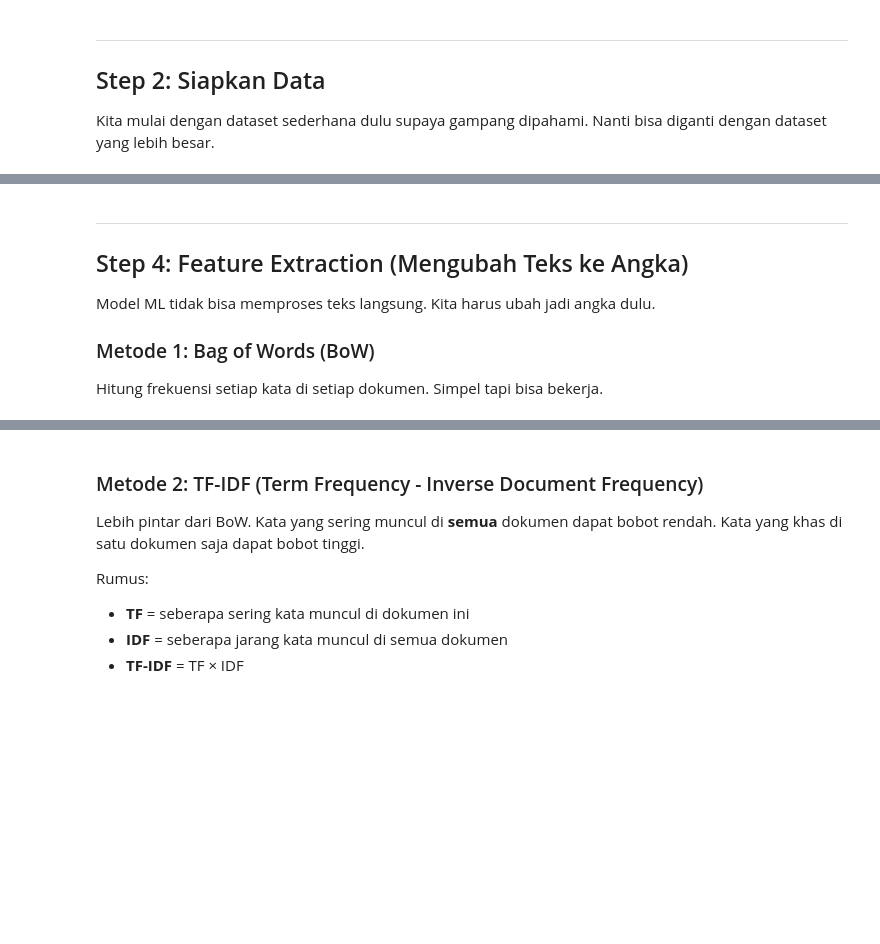
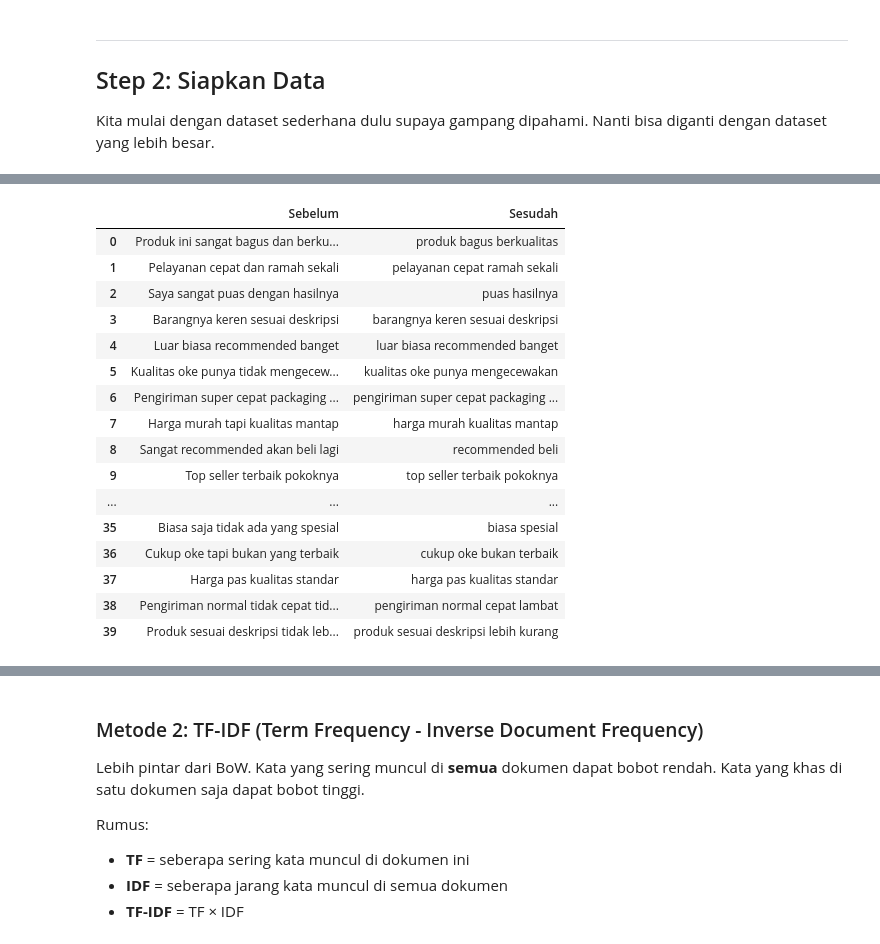
Before and after one commit to Hesyitena/sentiment_project, a Jupyter notebook: sentiment_analysis_tutorial.ipynb, the cells around one changed output, grey strips where cells are left out. Saved outputs shown, nothing was run; the diff lists cells and outputs as text; code cells hidden in the pictures; blank space fills up the shorter version.

```diff
--- a/sentiment_analysis_tutorial.ipynb
+++ b/sentiment_analysis_tutorial.ipynb
@@ -145,11 +157,60 @@ comparison
-# %% [markdown]
----
-## Step 4: Feature Extraction (Mengubah Teks ke Angka)
-
-Model ML tidak bisa memproses teks langsung. Kita harus ubah jadi angka dulu.
-
-### Metode 1: Bag of Words (BoW)
-Hitung frekuensi setiap kata di setiap dokumen. Simpel tapi bisa bekerja.
+# %%
+# Daftar stopwords bahasa Indonesia (manual, tanpa sastrawi)
+STOPWORDS_ID = set([
+    'yang', 'dan', 'di', 'ke', 'dari', 'untuk', 'dengan', 'pada', 'adalah',
+    'ini', 'itu', 'tidak', 'tak', 'juga', 'sudah', 'akan', 'bisa', 'telah',
+    'saya', 'kami', 'kita', 'mereka', 'dia', 'ia', 'anda', 'kamu', 'kalian',
+    'ada', 'sangat', 'saja', 'lagi', 'lah', 'nya', 'si', 'sih', 'dong',
+    'deh', 'tuh', 'kan', 'kok', 'lho', 'nih', 'nah', 'ya', 'gak', 'nggak',
+    'emang', 'cuma', 'tapi', 'kalau', 'kalo', 'soal', 'oleh', 'saat',
+    'atau', 'agar', 'supaya', 'biar', 'belum', 'masih', 'hanya',
+    'the', 'a', 'an', 'is', 'are', 'was', 'were', 'be', 'been', 'being',
+    'have', 'has', 'had', 'do', 'does', 'did', 'will', 'would', 'could',
+    'should', 'may', 'might', 'must', 'shall', 'can', 'need', 'dare',
+    'ought', 'used', 'to', 'of', 'in', 'for', 'on', 'with', 'at', 'by',
+    'from', 'as', 'into', 'through', 'during', 'before', 'after', 'above',
+    'below', 'between', 'out', 'off', 'over', 'under', 'again', 'further',
+    'then', 'once', 'here', 'there', 'when', 'where', 'why', 'how', 'all',
+    'both', 'each', 'few', 'more', 'most', 'other', 'some', 'such', 'no',
+    'not', 'only', 'own', 'same', 'so', 'than', 'too', 'very',
+])
+
+# Stemming dinonaktifkan karena terlalu agresif untuk dataset kecil
+# (contoh: "kecewa" jadi "cewa", "penipuan" jadi "nipuan")
+# Untuk demo, kita skip stemming dan langsung pakai kata aslinya
+
+def preprocess(teks):
+    teks = teks.lower()
+    teks = re.sub(r'[^a-z\s]', '', teks)
+    teks = re.sub(r'\s+', ' ', teks).strip()
+    kata_kata = teks.split()
+    kata_kata = [k for k in kata_kata if k not in STOPWORDS_ID]
+    teks = ' '.join(kata_kata)
+    return teks
+
+df['teks_bersih'] = df['teks'].apply(preprocess)
+
+comparison = df[['teks', 'teks_bersih']].copy()
+comparison.columns = ['Sebelum', 'Sesudah']
+comparison
+# %% [output]
+|  | Sebelum | Sesudah |
+| 0 | Produk ini sangat bagus dan berku... | produk bagus berkualitas |
+| 1 | Pelayanan cepat dan ramah sekali | pelayanan cepat ramah sekali |
+| 2 | Saya sangat puas dengan hasilnya | puas hasilnya |
+| 3 | Barangnya keren sesuai deskripsi | barangnya keren sesuai deskripsi |
+| 4 | Luar biasa recommended banget | luar biasa recommended banget |
+| 5 | Kualitas oke punya tidak mengecew... | kualitas oke punya mengecewakan |
+| 6 | Pengiriman super cepat packaging ... | pengiriman super cepat packaging ... |
+| 7 | Harga murah tapi kualitas mantap | harga murah kualitas mantap |
+| 8 | Sangat recommended akan beli lagi | recommended beli |
+| 9 | Top seller terbaik pokoknya | top seller terbaik pokoknya |
+| ... | ... | ... |
+| 35 | Biasa saja tidak ada yang spesial | biasa spesial |
+| 36 | Cukup oke tapi bukan yang terbaik | cukup oke bukan terbaik |
+| 37 | Harga pas kualitas standar | harga pas kualitas standar |
+| 38 | Pengiriman normal tidak cepat tid... | pengiriman normal cepat lambat |
+| 39 | Produk sesuai deskripsi tidak leb... | produk sesuai deskripsi lebih kurang |
 # %%
 # Bag of Words
 bow = CountVectorizer()
```
Also changed, not shown: parts of 15 cells of this notebook, 1 other file.
